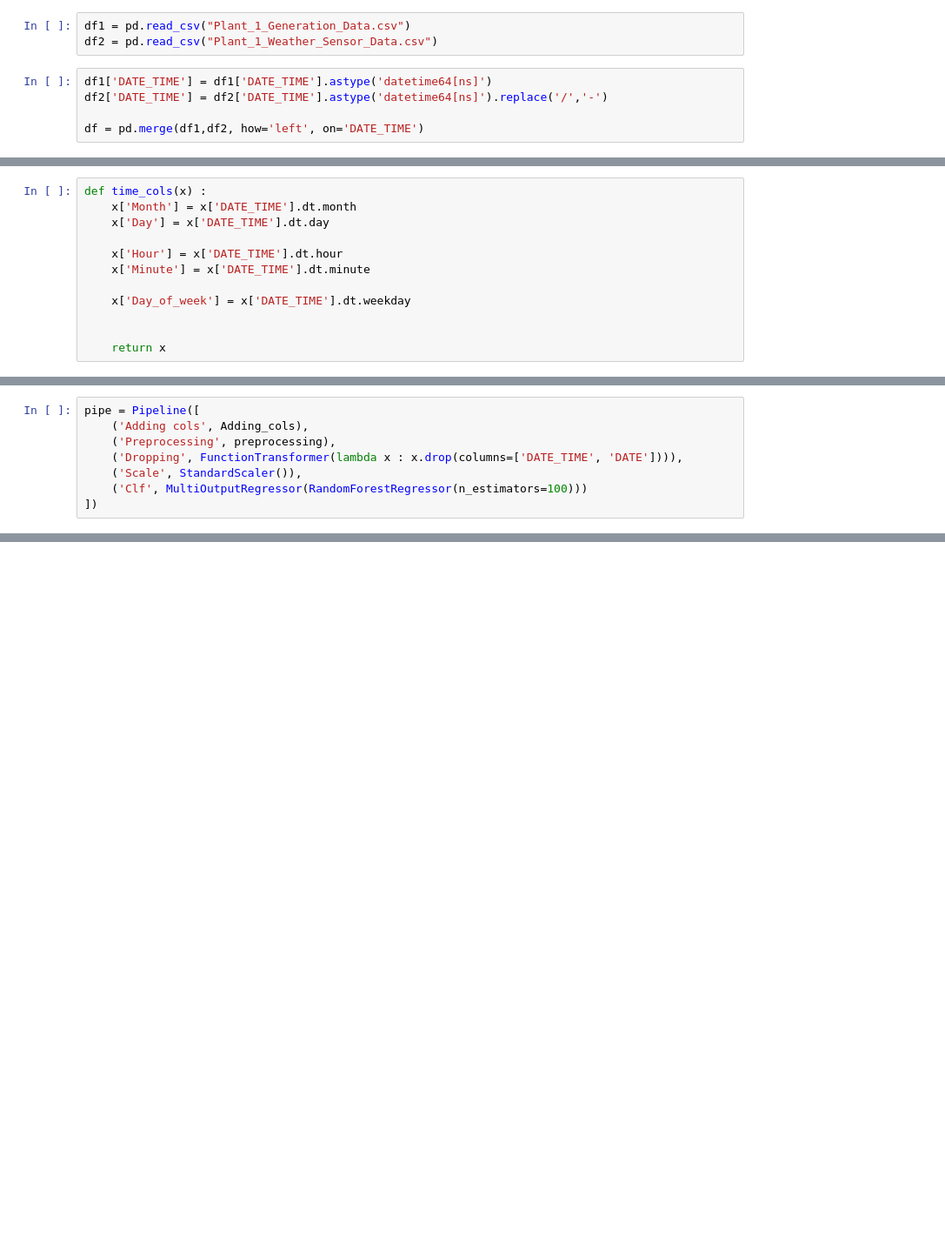
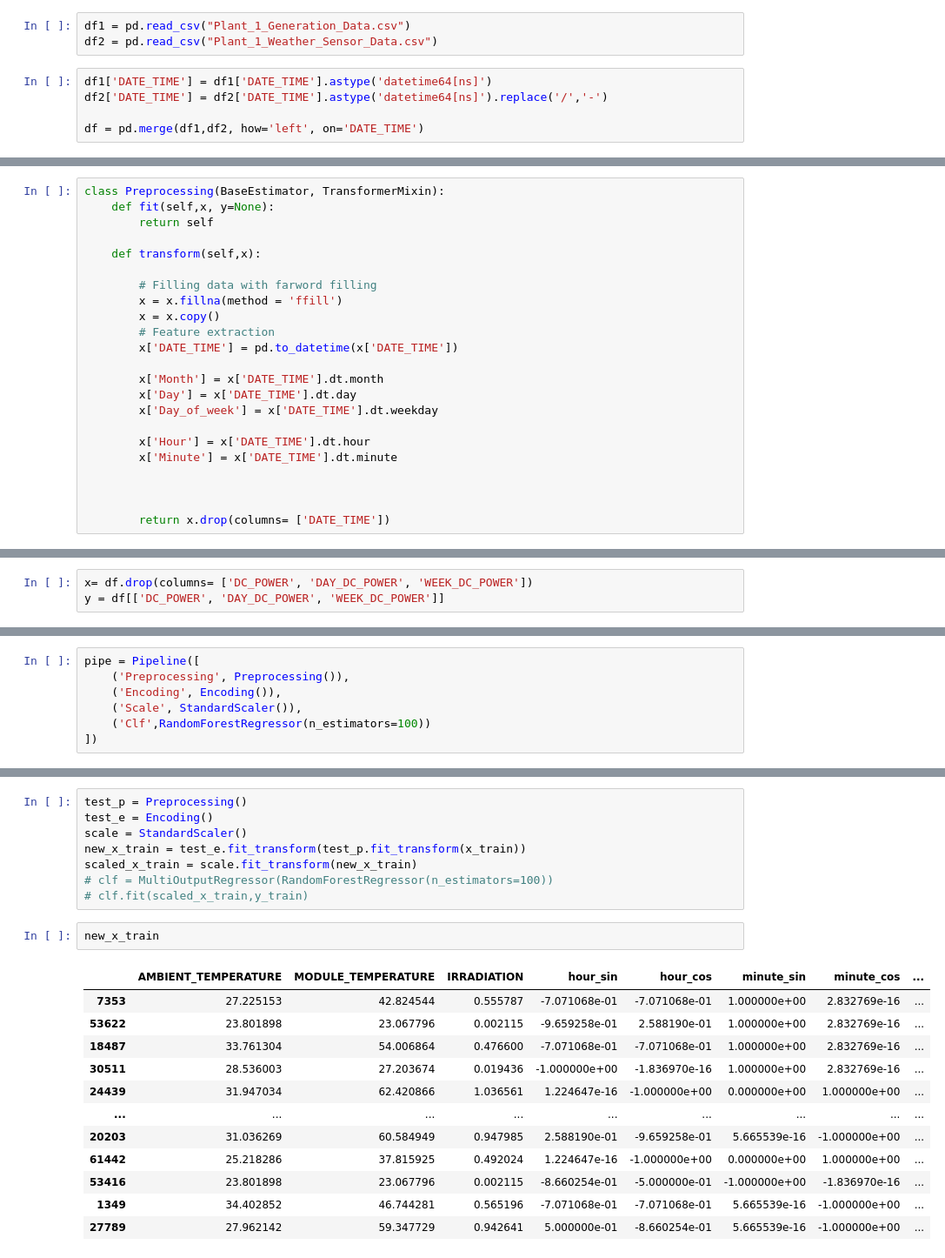
Before and after one commit to Karthik5412/Solar-Energy, a Jupyter notebook: pipeline.ipynb, the cells around one changed output, grey strips where cells are left out. Shown at 87% size. Cells and saved outputs as stored; diff of their text form; blank space fills up the shorter version.

```diff
--- a/pipeline.ipynb
+++ b/pipeline.ipynb
@@ -45,12 +56,23 @@ def new_cols(x):
 # %%
-def time_cols(x) :
-    x['Month'] = x['DATE_TIME'].dt.month
-    x['Day'] = x['DATE_TIME'].dt.day
+class Preprocessing(BaseEstimator, TransformerMixin):
+    def fit(self,x, y=None):
+        return self
 
-    x['Hour'] = x['DATE_TIME'].dt.hour
-    x['Minute'] = x['DATE_TIME'].dt.minute
+    def transform(self,x):
 
-    x['Day_of_week'] = x['DATE_TIME'].dt.weekday
+        # Filling data with farword filling
+        x = x.fillna(method = 'ffill')
+        x = x.copy()
+        # Feature extraction
+        x['DATE_TIME'] = pd.to_datetime(x['DATE_TIME'])
+
+        x['Month'] = x['DATE_TIME'].dt.month
+        x['Day'] = x['DATE_TIME'].dt.day
+        x['Day_of_week'] = x['DATE_TIME'].dt.weekday
+
+        x['Hour'] = x['DATE_TIME'].dt.hour
+        x['Minute'] = x['DATE_TIME'].dt.minute
 
 
-    return x
+
+        return x.drop(columns= ['DATE_TIME'])
@@ -85,0 +117,3 @@ set_config(transform_output='pandas')
+# %%
+x= df.drop(columns= ['DC_POWER', 'DAY_DC_POWER', 'WEEK_DC_POWER'])
+y = df[['DC_POWER', 'DAY_DC_POWER', 'WEEK_DC_POWER']]
@@ -128,8 +128,7 @@ x_train, x_test, y_train, y_test = train_test_split(x, y, test_size= 0.33, rando
 # %%
 pipe = Pipeline([
-    ('Adding cols', Adding_cols),
-    ('Preprocessing', preprocessing),
-    ('Dropping', FunctionTransformer(lambda x : x.drop(columns=['DATE_TIME', 'DATE']))),
+    ('Preprocessing', Preprocessing()),
+    ('Encoding', Encoding()),
     ('Scale', StandardScaler()),
-    ('Clf', MultiOutputRegressor(RandomForestRegressor(n_estimators=100)))
+    ('Clf',RandomForestRegressor(n_estimators=100))
 ])
@@ -190,0 +173,23 @@ memory usage: 2.2+ MB
+# %%
+test_p = Preprocessing()
+test_e = Encoding()
+scale = StandardScaler()
+new_x_train = test_e.fit_transform(test_p.fit_transform(x_train))
+scaled_x_train = scale.fit_transform(new_x_train)
+# clf = MultiOutputRegressor(RandomForestRegressor(n_estimators=100))
+# clf.fit(scaled_x_train,y_train)
+# %%
+new_x_train
+# %% [output]
+|  | AMBIENT_TEMPERATURE | MODULE_TEMPERATURE | IRRADIATION | hour_sin | hour_cos | minute_sin | minute_cos | ... |
+| 7353 | 27.225153 | 42.824544 | 0.555787 | -7.071068e-01 | -7.071068e-01 | 1.000000e+00 | 2.832769e-16 | ... |
+| 53622 | 23.801898 | 23.067796 | 0.002115 | -9.659258e-01 | 2.588190e-01 | 1.000000e+00 | 2.832769e-16 | ... |
+| 18487 | 33.761304 | 54.006864 | 0.476600 | -7.071068e-01 | -7.071068e-01 | 1.000000e+00 | 2.832769e-16 | ... |
+| 30511 | 28.536003 | 27.203674 | 0.019436 | -1.000000e+00 | -1.836970e-16 | 1.000000e+00 | 2.832769e-16 | ... |
+| 24439 | 31.947034 | 62.420866 | 1.036561 | 1.224647e-16 | -1.000000e+00 | 0.000000e+00 | 1.000000e+00 | ... |
+| ... | ... | ... | ... | ... | ... | ... | ... | ... |
+| 20203 | 31.036269 | 60.584949 | 0.947985 | 2.588190e-01 | -9.659258e-01 | 5.665539e-16 | -1.000000e+00 | ... |
+| 61442 | 25.218286 | 37.815925 | 0.492024 | 1.224647e-16 | -1.000000e+00 | 0.000000e+00 | 1.000000e+00 | ... |
+| 53416 | 23.801898 | 23.067796 | 0.002115 | -8.660254e-01 | -5.000000e-01 | -1.000000e+00 | -1.836970e-16 | ... |
+| 1349 | 34.402852 | 46.744281 | 0.565196 | -7.071068e-01 | -7.071068e-01 | 5.665539e-16 | -1.000000e+00 | ... |
+| 27789 | 27.962142 | 59.347729 | 0.942641 | 5.000000e-01 | -8.660254e-01 | 5.665539e-16 | -1.000000e+00 | ... |
```
Also changed, not shown: parts of 30 cells of this notebook, 1 other file.
